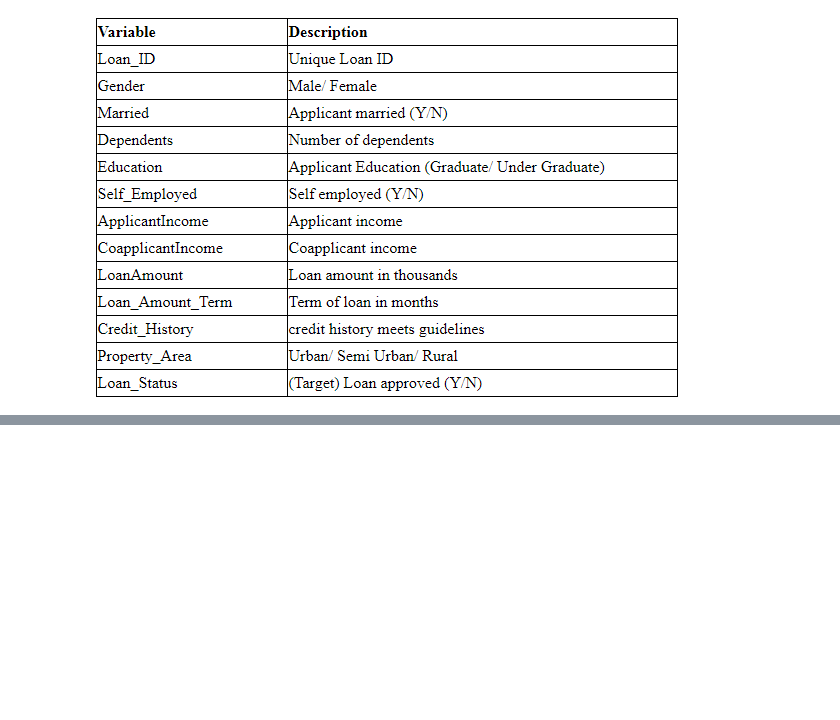
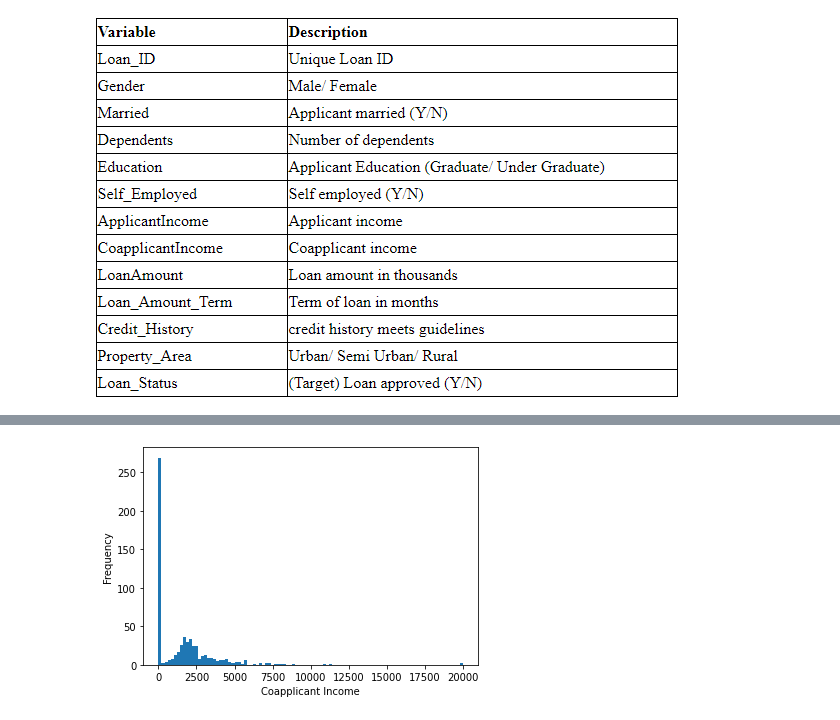
Before and after one commit to Frank-Howd/DS-Unit-2-Applied-Modeling, a Jupyter notebook: module4-model-interpretation/Final Unit-2 Project .ipynb, the cells around one changed output, grey strips where cells are left out. Saved outputs shown, nothing was run; the diff lists cells and outputs as text; code cells hidden in the pictures; blank space fills up the shorter version.

```diff
--- a/module4-model-interpretation/Final Unit-2 Project .ipynb
+++ b/module4-model-interpretation/Final Unit-2 Project .ipynb
@@ -53,0 +249,10 @@ train.head()
+# %%
+# Coapplicant Income, explore
+
+explore['CoapplicantIncome'].plot(kind='hist', bins=100)
+
+plt.xlabel('Coapplicant Income')
+plt.ylabel('Frequency')
+plt.show();
+# %% [output]
+[figure, added]
```
Also changed, not shown: parts of 41 cells of this notebook, 1 other file.
